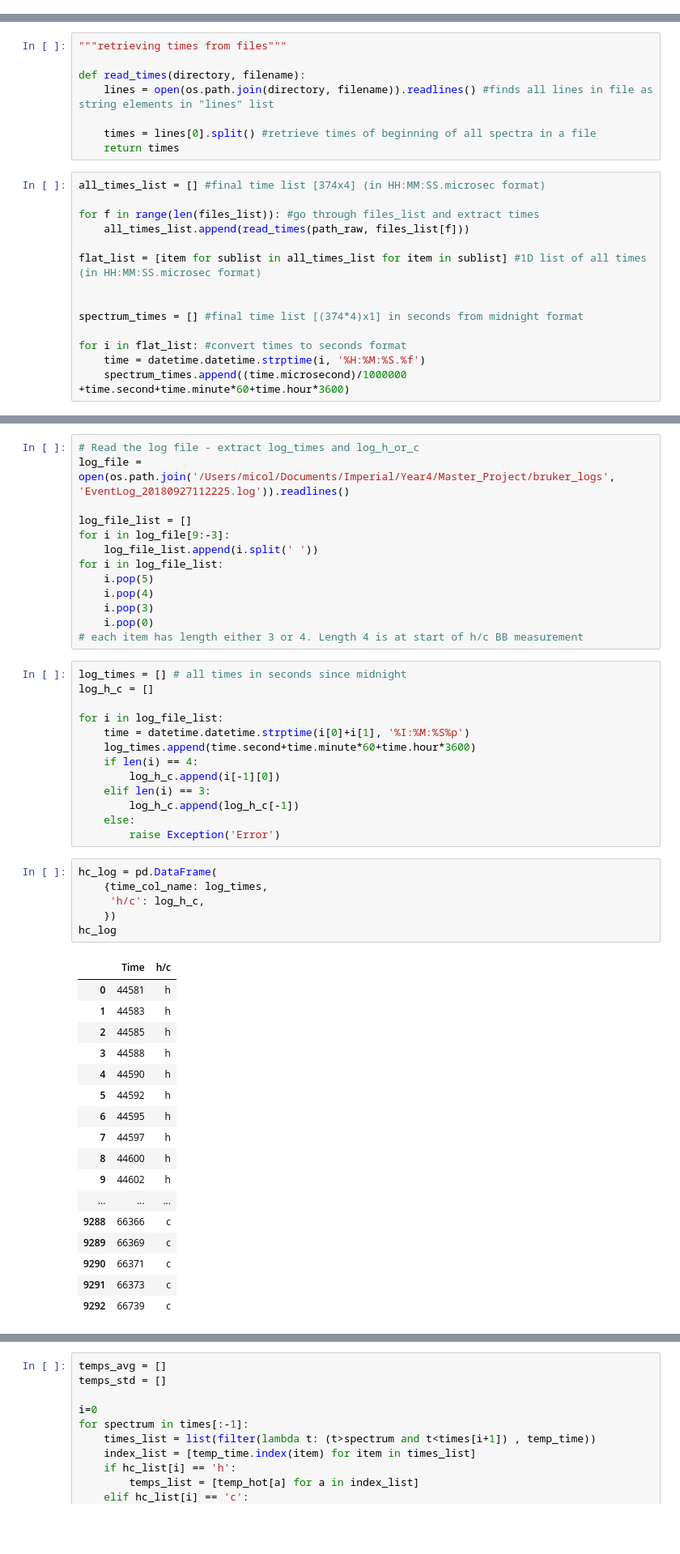
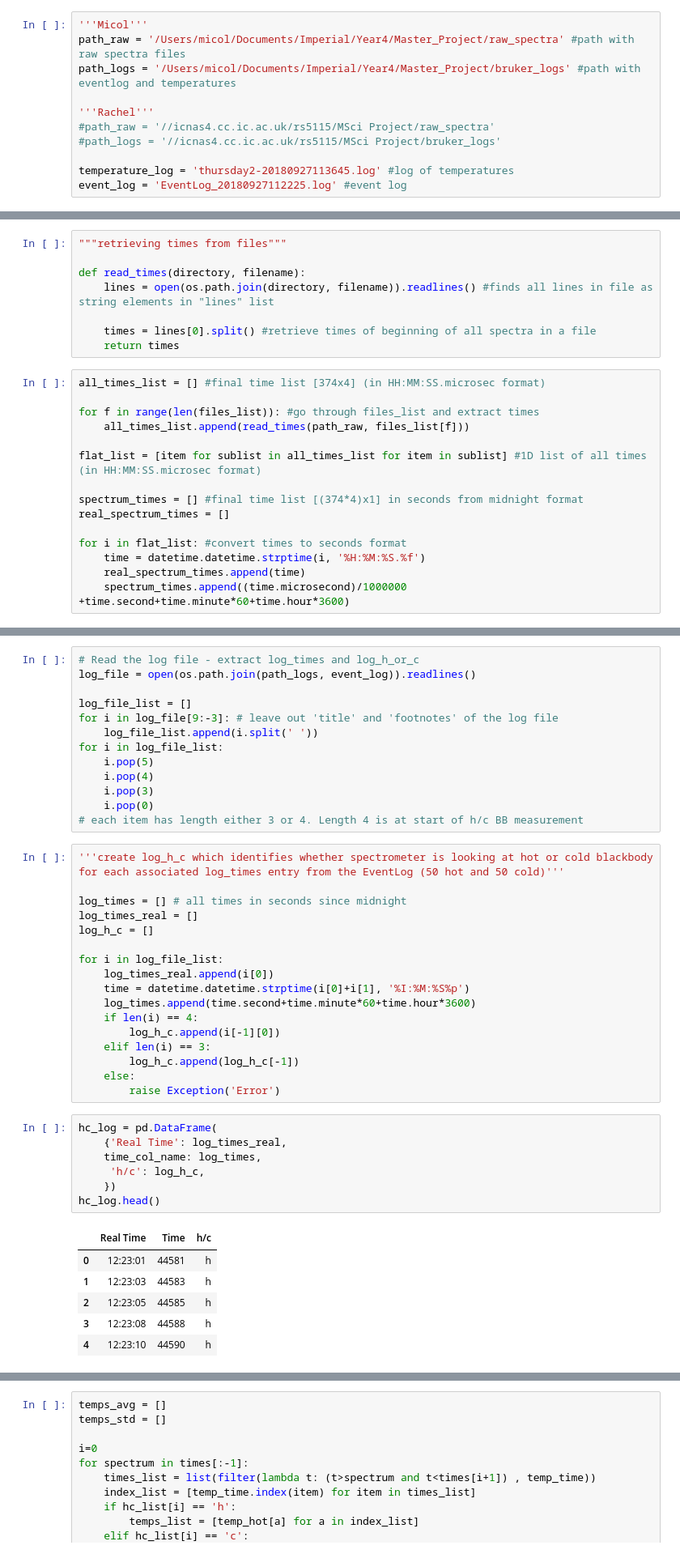
Before and after one commit to micolbedarida/MSci_Project, a Jupyter notebook: matching_time_and_temps.ipynb, the cells around one changed output, grey strips where cells are left out. Shown: that part at 81% size. Cells and saved outputs as stored; diff of their text form; blank space fills up the shorter version.

```diff
--- a/matching_time_and_temps.ipynb
+++ b/matching_time_and_temps.ipynb
@@ -11,3 +8,14 @@ path_raw = '/Users/micol/Documents/Imperial/Year4/Master_Project/raw_spectra' #p
+# %%
+'''Micol'''
+path_raw = '/Users/micol/Documents/Imperial/Year4/Master_Project/raw_spectra' #path with raw spectra files
+path_logs = '/Users/micol/Documents/Imperial/Year4/Master_Project/bruker_logs' #path with eventlog and temperatures
+
+'''Rachel'''
+#path_raw = '//icnas4.cc.ic.ac.uk/rs5115/MSci Project/raw_spectra'
+#path_logs = '//icnas4.cc.ic.ac.uk/rs5115/MSci Project/bruker_logs'
+
+temperature_log = 'thursday2-20180927113645.log' #log of temperatures
+event_log = 'EventLog_20180927112225.log' #event log
 # %%
 file_array = []     #empty array to append filenames in original order (wrong order)
 all_the_files = np.array([i for i in os.listdir(path_raw) if os.path.isfile(os.path.join(path_raw,i)) and i.startswith('IC_raw_spectra_')]) #all files in directory starting with 'IC_raw_spectra'
@@ -55,9 +62,10 @@ for f in range(len(files_list)): #go through files_list and extract times
 
 flat_list = [item for sublist in all_times_list for item in sublist] #1D list of all times (in HH:MM:SS.microsec format)
 
-
 spectrum_times = [] #final time list [(374*4)x1] in seconds from midnight format
+real_spectrum_times = []
 
 for i in flat_list: #convert times to seconds format
     time = datetime.datetime.strptime(i, '%H:%M:%S.%f')
+    real_spectrum_times.append(time)
     spectrum_times.append((time.microsecond)/1000000 +time.second+time.minute*60+time.hour*3600)
@@ -66,9 +80,9 @@ time_col_name = 'Time'
 # %%
 # Read the log file - extract log_times and log_h_or_c
-log_file = open(os.path.join('/Users/micol/Documents/Imperial/Year4/Master_Project/bruker_logs', 'EventLog_20180927112225.log')).readlines()
+log_file = open(os.path.join(path_logs, event_log)).readlines()
 
 log_file_list = []
-for i in log_file[9:-3]:
+for i in log_file[9:-3]: # leave out 'title' and 'footnotes' of the log file
     log_file_list.append(i.split(' '))
 for i in log_file_list:
     i.pop(5)
@@ -77,10 +91,14 @@ for i in log_file_list:
     i.pop(0)
 # each item has length either 3 or 4. Length 4 is at start of h/c BB measurement
 # %%
+'''create log_h_c which identifies whether spectrometer is looking at hot or cold blackbody for each associated log_times entry from the EventLog (50 hot and 50 cold)'''
+
 log_times = [] # all times in seconds since midnight
+log_times_real = []
 log_h_c = []
 
 for i in log_file_list:
+    log_times_real.append(i[0])
     time = datetime.datetime.strptime(i[0]+i[1], '%I:%M:%S%p')
     log_times.append(time.second+time.minute*60+time.hour*3600)
     if len(i) == 4:
@@ -91,25 +109,15 @@ for i in log_file_list:
         raise Exception('Error')
 # %%
 hc_log = pd.DataFrame(
-    {time_col_name: log_times,
+    {'Real Time': log_times_real,
+    time_col_name: log_times,
      'h/c': log_h_c,
     })
-hc_log
+hc_log.head()
 # %% [output]
-|  | Time | h/c |
-| 0 | 44581 | h |
-| 1 | 44583 | h |
-| 2 | 44585 | h |
-| 3 | 44588 | h |
-| 4 | 44590 | h |
-| 5 | 44592 | h |
-| 6 | 44595 | h |
-| 7 | 44597 | h |
-| 8 | 44600 | h |
-| 9 | 44602 | h |
-| ... | ... | ... |
-| 9288 | 66366 | c |
-| 9289 | 66369 | c |
-| 9290 | 66371 | c |
-| 9291 | 66373 | c |
-| 9292 | 66739 | c |
+|  | Real Time | Time | h/c |
+| 0 | 12:23:01 | 44581 | h |
+| 1 | 12:23:03 | 44583 | h |
+| 2 | 12:23:05 | 44585 | h |
+| 3 | 12:23:08 | 44588 | h |
+| 4 | 12:23:10 | 44590 | h |
```
Also changed, not shown: parts of 42 cells of this notebook.
